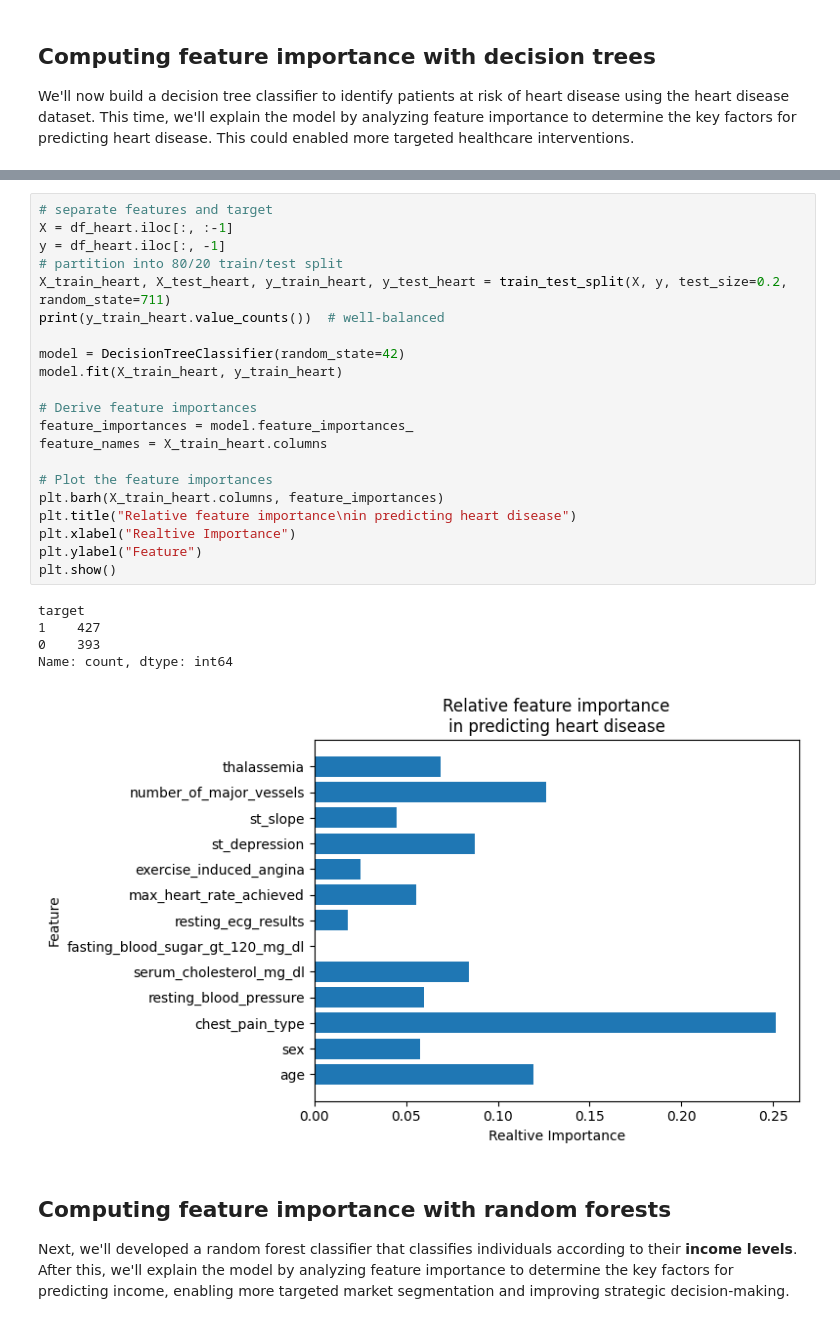
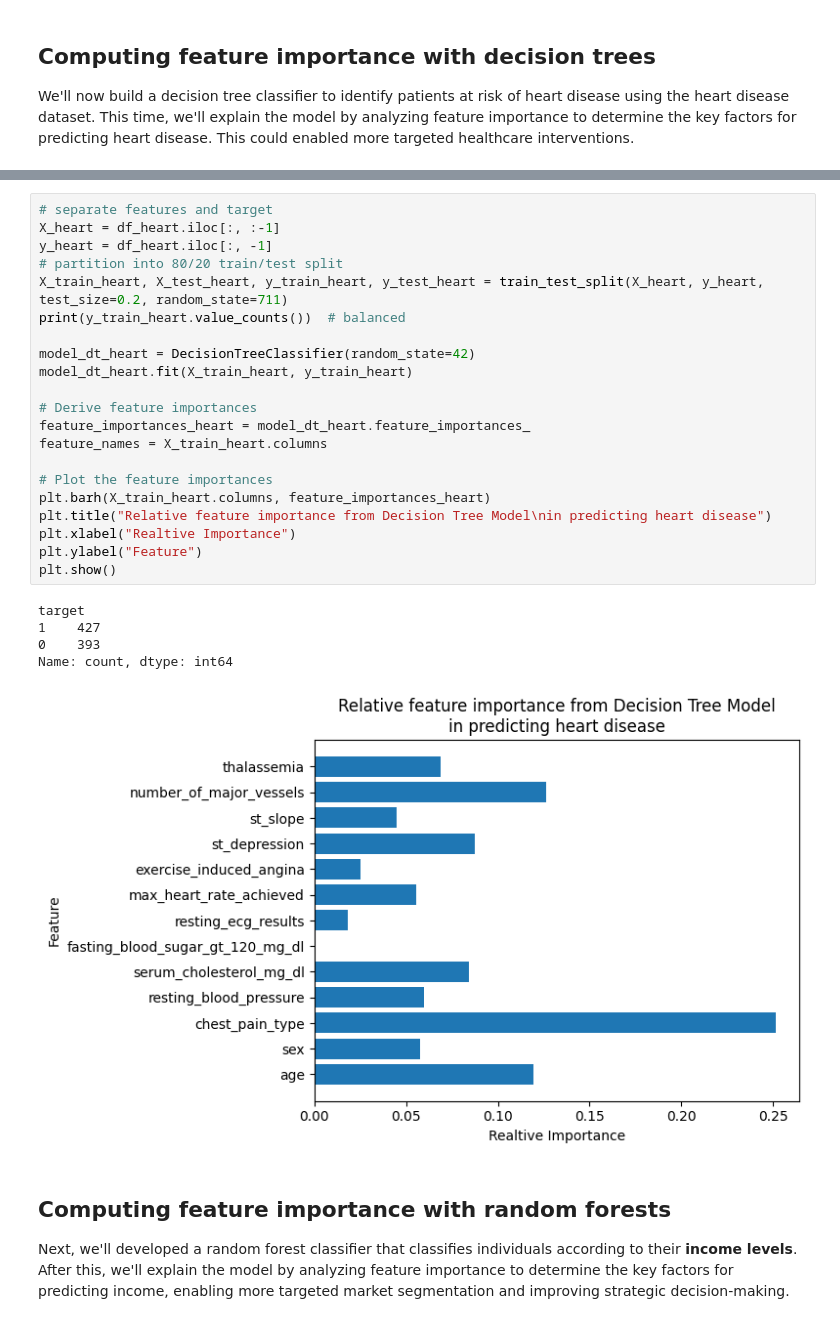
Before and after one commit to MichaelSzczepaniak/MLAIProjects, a Jupyter notebook: ExplainableML/ExplainableML.ipynb, the cells around one changed output, grey strips where cells are left out. Saved outputs shown, nothing was run; the diff lists cells and outputs as text.

```diff
--- a/ExplainableML/ExplainableML.ipynb
+++ b/ExplainableML/ExplainableML.ipynb
@@ -250,31 +304,31 @@ df_heart.head()
 | 4 | 62 | 0 | 0 | 138 | 294 | 1 | ... |
 # %%
 # separate features and target
-X = df_heart.iloc[:, :-1]
-y = df_heart.iloc[:, -1]
+X_heart = df_heart.iloc[:, :-1]
+y_heart = df_heart.iloc[:, -1]
 # partition into 80/20 train/test split
-X_train_heart, X_test_heart, y_train_heart, y_test_heart = train_test_split(X, y, test_size=0.2, random_state=711)
-print(y_train_heart.value_counts())  # well-balanced
+X_train_heart, X_test_heart, y_train_heart, y_test_heart = train_test_split(X_heart, y_heart, test_size=0.2, random_state=711)
+print(y_train_heart.value_counts())  # balanced
 
-model = DecisionTreeClassifier(random_state=42)
-model.fit(X_train_heart, y_train_heart)
+model_dt_heart = DecisionTreeClassifier(random_state=42)
+model_dt_heart.fit(X_train_heart, y_train_heart)
 
 # Derive feature importances
-feature_importances = model.feature_importances_
+feature_importances_heart = model_dt_heart.feature_importances_
 feature_names = X_train_heart.columns
 
 # Plot the feature importances
-plt.barh(X_train_heart.columns, feature_importances)
-plt.title("Relative feature importance\nin predicting heart disease")
+plt.barh(X_train_heart.columns, feature_importances_heart)
+plt.title("Relative feature importance from Decision Tree Model\nin predicting heart disease")
 plt.xlabel("Realtive Importance")
 plt.ylabel("Feature")
 plt.show()
 # %% [output]
 target
 1    427
 0    393
 Name: count, dtype: int64
-[figure, old version]
+[figure, new version]
 # %% [markdown]
 ## Computing feature importance with random forests
 
```
Also changed, not shown: parts of 23 cells of this notebook, 1 other file.
